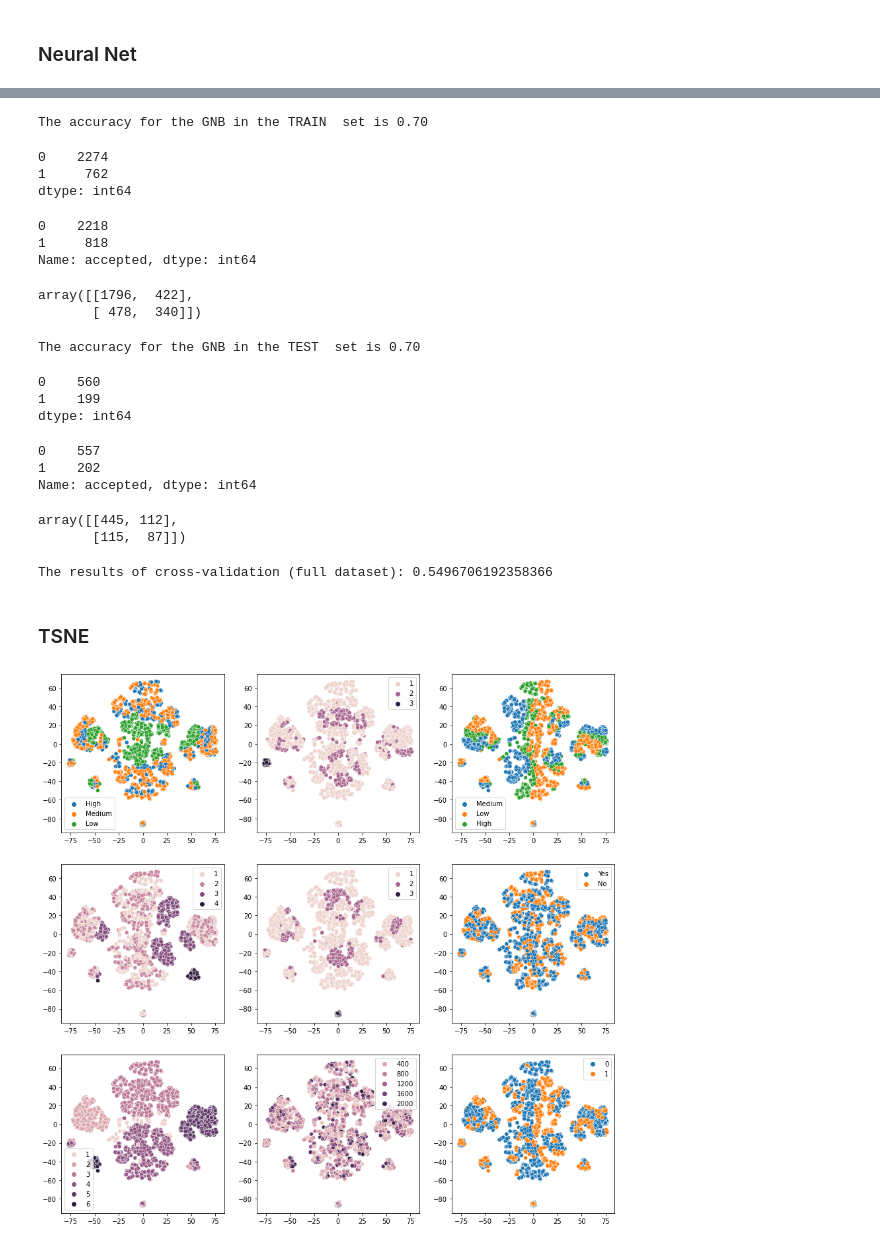
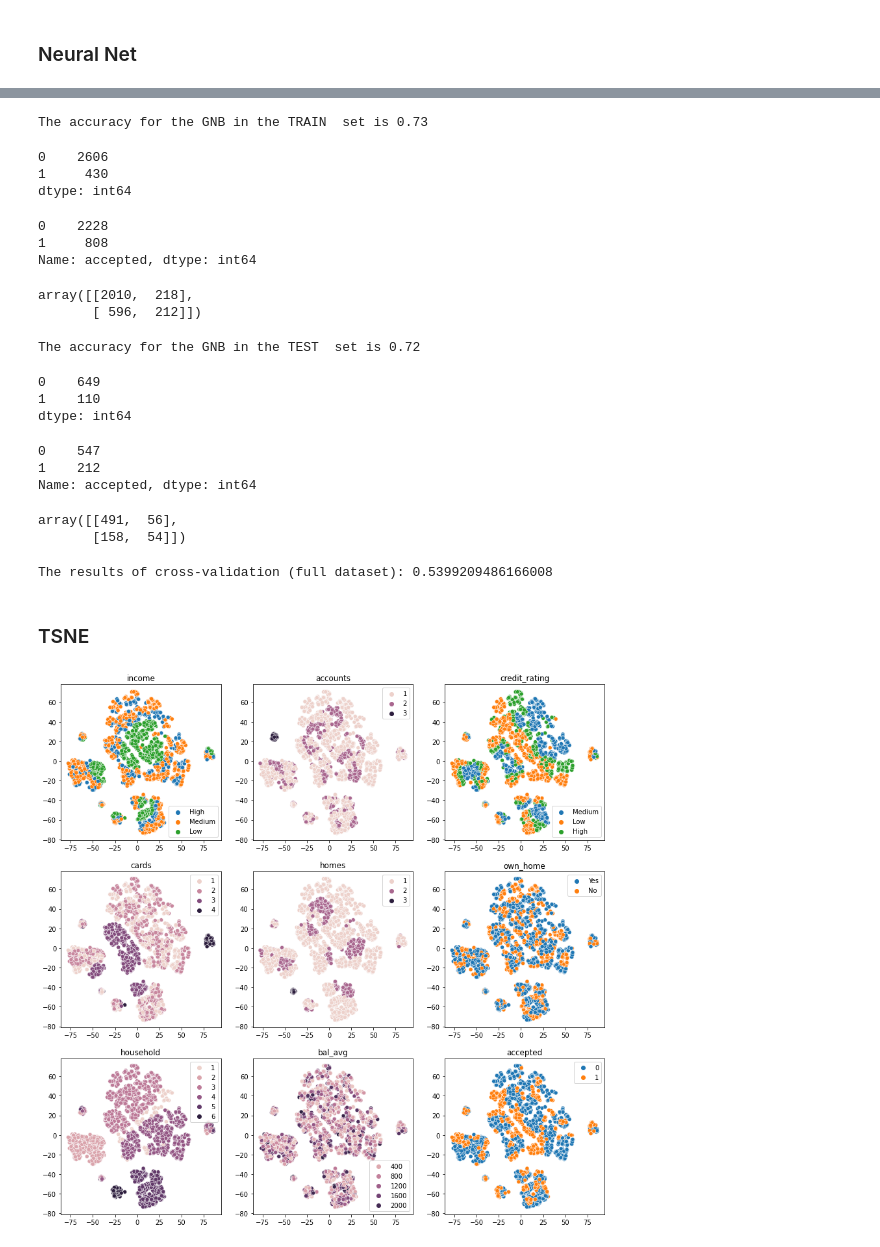
Before and after one commit to dmitry-an-git/iRONHACK_project, a Jupyter notebook: final_project.ipynb, the cells around one changed output, grey strips where cells are left out. Saved outputs shown, nothing was run; the diff lists cells and outputs as text; code cells hidden in the pictures.

```diff
--- a/final_project.ipynb
+++ b/final_project.ipynb
@@ -80,12 +78,11 @@ obj_cols = ['income', 'accounts', 'credit_rating', 'cards', 'homes', 'own_home',
 num_cols = ['bal_avg']
 
 # 'reward', 'mailer', - dropped as not related to customers, not an independent variable
-# 'overdraft_protection', - dropped due to same variance if grouped by acceptance
 # 'bal_q1', 'bal_q2', 'bal_q3', 'bal_q4', - same variance if grouped by acceptance
 
 
-data_cat = data[obj_cols]
-data_num = data[num_cols]
+data_cat = data1[obj_cols]
+data_num = data1[num_cols]
 data_num = data_num.reset_index(drop=True)
 # %%
 # encoding categoricals
@@ -100,7 +97,7 @@ data_cat_df = pd.DataFrame(data_cat_encoded, columns=cols)
 ### Balanced random forest
 # %%
 X_full = pd.concat([data_cat_df,data_num], axis = 1)
-y_full = data['accepted']
+y_full = data1['accepted']
 
 from sklearn.model_selection import train_test_split
 
@@ -436,25 +431,25 @@ display(confusion_matrix(y_test, y_test_pred))
 results = cross_validate(clf,X_full, y_full, cv = 5)
 print('The results of cross-validation (full dataset):',(results['test_score']).mean())
 # %% [output]
-The accuracy for the GNB in the TRAIN  set is 0.70
+The accuracy for the GNB in the TRAIN  set is 0.73
-0    2274
-1     762
+0    2606
+1     430
 dtype: int64
-0    2218
-1     818
+0    2228
+1     808
 Name: accepted, dtype: int64
-array([[1796,  422],
-       [ 478,  340]])
+array([[2010,  218],
+       [ 596,  212]])
-The accuracy for the GNB in the TEST  set is 0.70
+The accuracy for the GNB in the TEST  set is 0.72
-0    560
-1    199
+0    649
+1    110
 dtype: int64
-0    557
-1    202
+0    547
+1    212
 Name: accepted, dtype: int64
-array([[445, 112],
-       [115,  87]])
+array([[491,  56],
+       [158,  54]])
-The results of cross-validation (full dataset): 0.5496706192358366
+The results of cross-validation (full dataset): 0.5399209486166008
 # %% [markdown]
 ### TSNE
 # %%
@@ -476,14 +471,16 @@ yy = [row[1] for row in X_embedded]
 # %%
 import matplotlib.pyplot as plt
 import seaborn as sns
 import math
 %matplotlib inline
 
 cols = obj_cols+num_cols
 cols.extend(['accepted'])
 
+
+
 fig, ax1 = plt.subplots(math.ceil(len(cols)/3),3, figsize=(15,15))
 for n,col in enumerate(cols):
-    sns.scatterplot( x=xx, y = yy, hue=[i for i in data[col]], ax=ax1[math.floor(n/3),n%3])
+    sns.scatterplot( x=xx, y = yy, hue=[i for i in data1[col]], ax=ax1[math.floor(n/3),n%3]).set(title=col)
 # %% [output]
-[figure, old version]
+[figure, new version]
```
Also changed, not shown: parts of 23 cells of this notebook.
